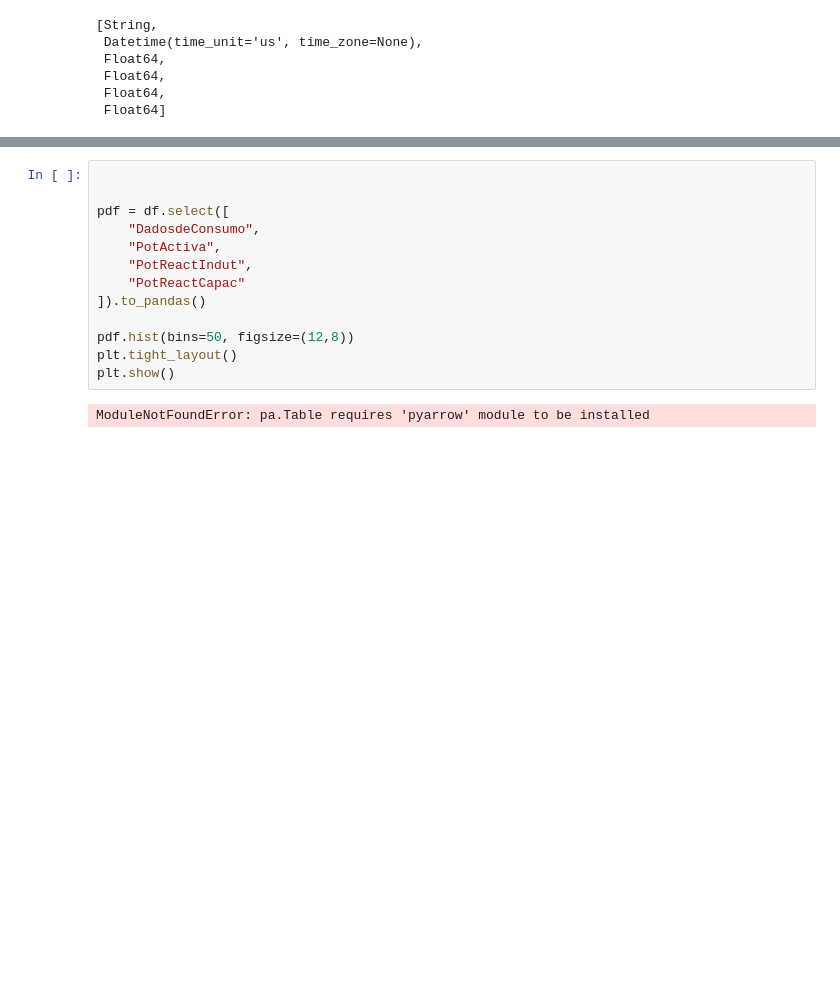
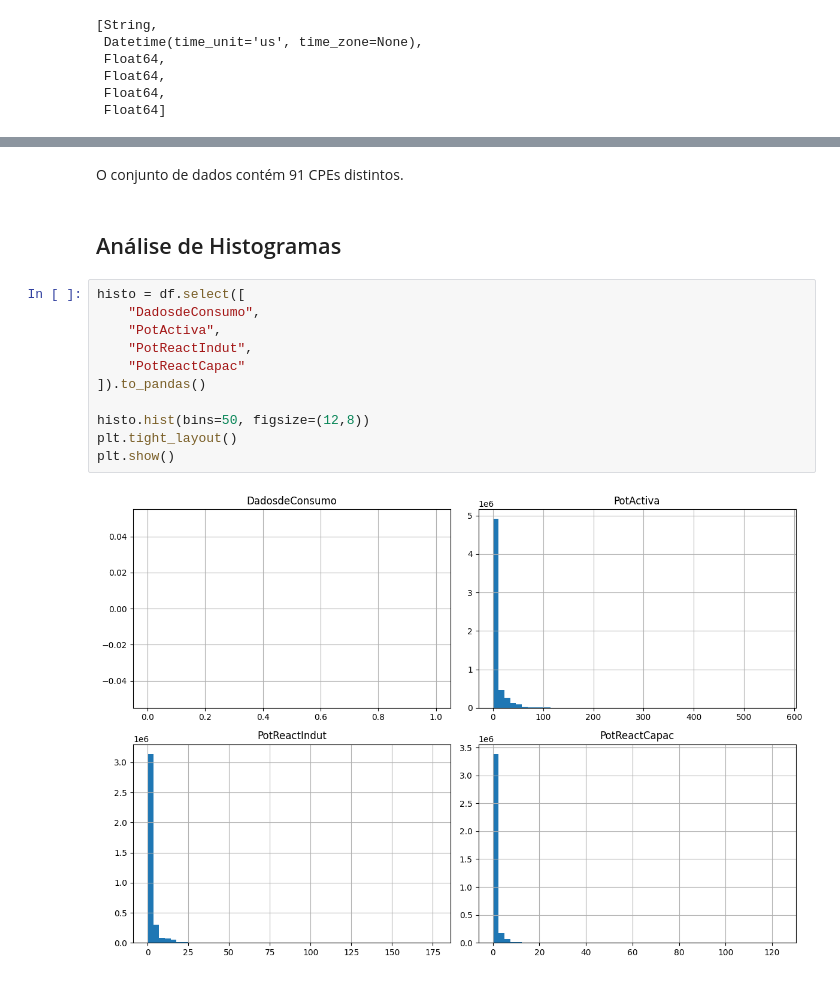
Before and after one commit to jpnoa1/IAA, a Jupyter notebook: Projeto IAA/Projeto.ipynb, the cells around one changed output, grey strips where cells are left out. Drawn from its saved outputs; the diff is of its cells as text; blank space fills up the shorter version.

Commit message:
histogramas e pairwise relation

```diff
--- a/Projeto IAA/Projeto.ipynb
+++ b/Projeto IAA/Projeto.ipynb
@@ -71,15 +128,17 @@ df.dtypes
+# %% [markdown]
+O conjunto de dados contém 91 CPEs distintos.
+# %% [markdown]
+## Análise de Histogramas
 # %%
-
-
-pdf = df.select([
+histo = df.select([
     "DadosdeConsumo",
     "PotActiva",
     "PotReactIndut",
     "PotReactCapac"
 ]).to_pandas()
 
-pdf.hist(bins=50, figsize=(12,8))
+histo.hist(bins=50, figsize=(12,8))
 plt.tight_layout()
 plt.show()
 # %% [output]
-ModuleNotFoundError: pa.Table requires 'pyarrow' module to be installed
+[figure, added]
```
Also changed, not shown: parts of 9 cells of this notebook.
